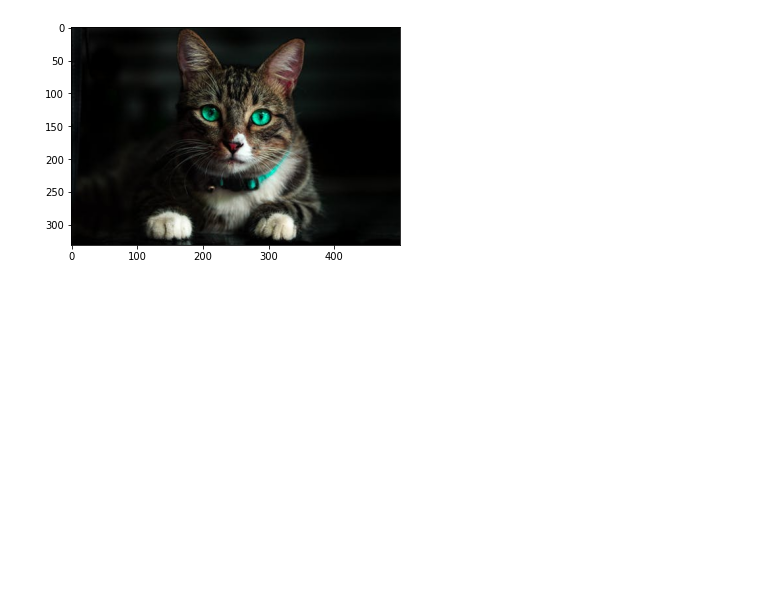
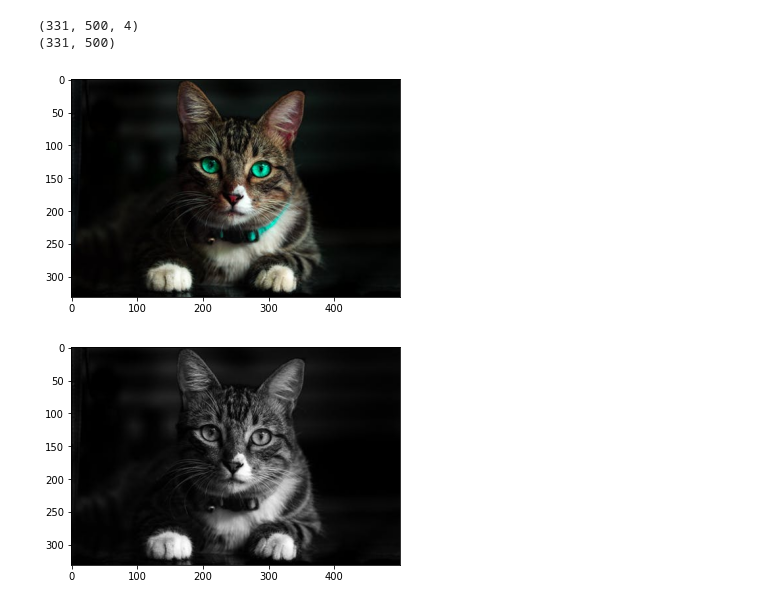
Before and after one commit to drguigui1/JPEG, a Jupyter notebook: src/jpeg-compression.ipynb, the cells around one changed output. Drawn from its saved outputs; the diff is of its cells as text; code cells hidden in the pictures; blank space fills up the shorter version.

```diff
--- a/src/jpeg-compression.ipynb
+++ b/src/jpeg-compression.ipynb
@@ -3,9 +3,21 @@ import numpy as np
 from PIL import Image
 import matplotlib.pyplot as plt
 # %%
-img = Image.open("./cat.tiff")
-img_arr = np.array(img)
+img_rgb = Image.open("./cat.tiff")
+img_gray = img_rgb.convert('L')
+img_arr_rgb = np.array(img_rgb)
+img_arr_gray = np.array(img_gray)
-# %%
-plt.imshow(img_arr);
-# %% [output]
-[figure, removed]
+# %%
+print(img_arr_rgb.shape)
+print(img_arr_gray.shape)
+# %% [output]
+(331, 500, 4)
+(331, 500)
+# %%
+plt.imshow(img_arr_rgb)
+plt.show()
+plt.imshow(img_arr_gray, cmap='gray')
+plt.show()
+# %% [output]
+[figure, added]
+[figure, added]
```
Also changed, not shown: parts of 4 cells of this notebook.
